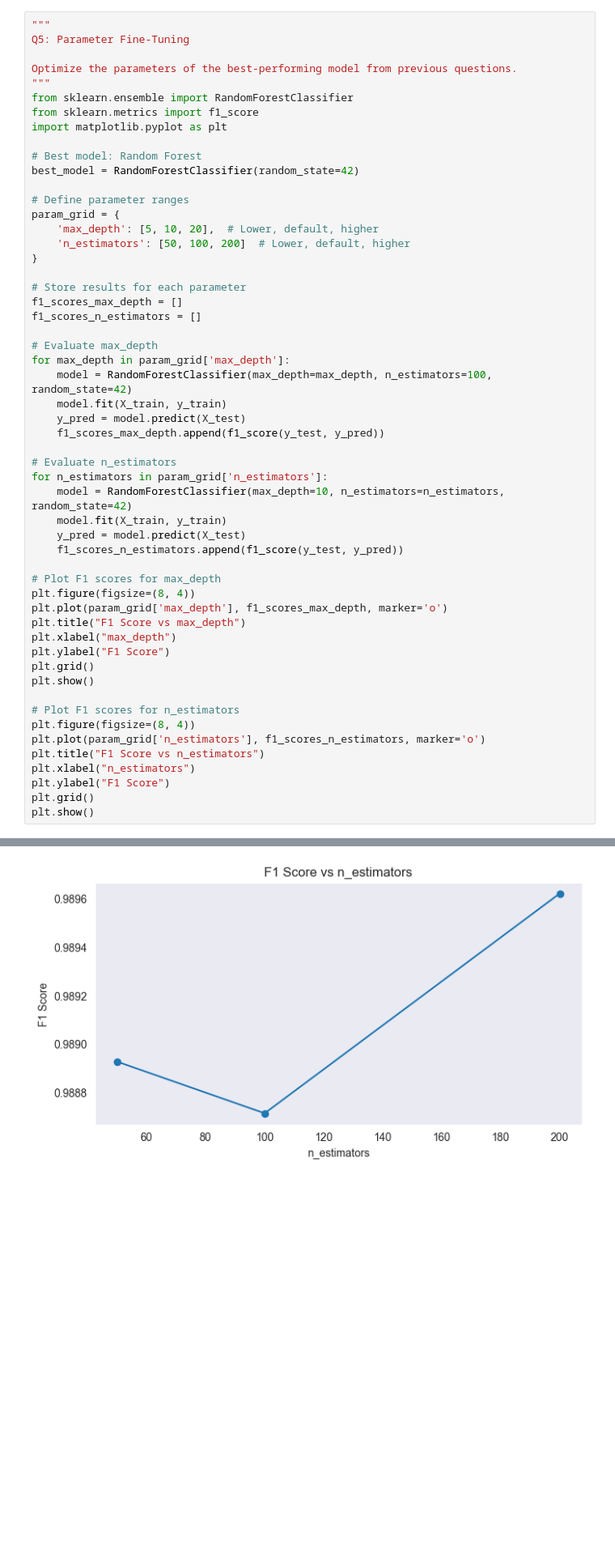
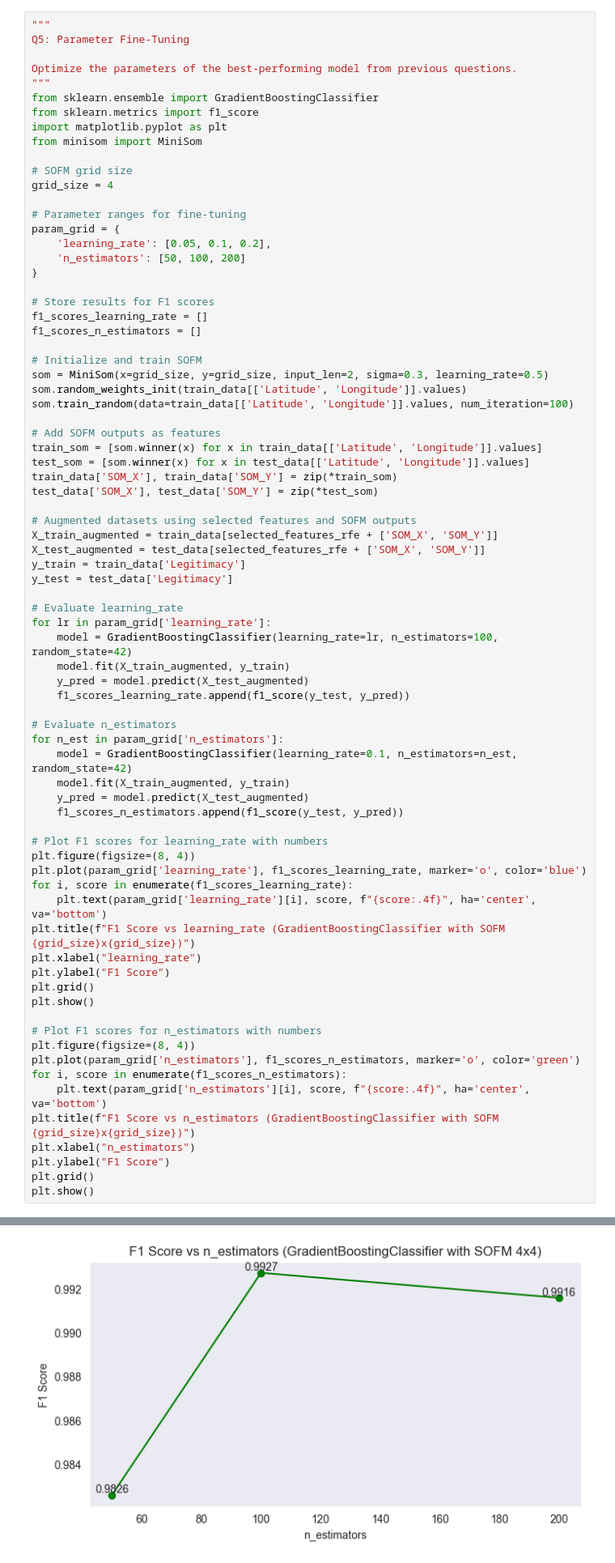
Before and after one commit to zewei-wang/ELG5255, a Jupyter notebook: final/final_presentation.ipynb, the cells around one changed output, grey strips where cells are left out. Shown: that part at 81% size. Drawn from its saved outputs; the diff is of its cells as text; blank space fills up the shorter version.

```diff
--- a/final/final_presentation.ipynb
+++ b/final/final_presentation.ipynb
@@ -451,50 +454,72 @@ Q5: Parameter Fine-Tuning
 
 Optimize the parameters of the best-performing model from previous questions.
 """
-from sklearn.ensemble import RandomForestClassifier
+from sklearn.ensemble import GradientBoostingClassifier
 from sklearn.metrics import f1_score
 import matplotlib.pyplot as plt
+from minisom import MiniSom
 
-# Best model: Random Forest
-best_model = RandomForestClassifier(random_state=42)
+# SOFM grid size
+grid_size = 4
 
-# Define parameter ranges
+# Parameter ranges for fine-tuning
 param_grid = {
-    'max_depth': [5, 10, 20],  # Lower, default, higher
-    'n_estimators': [50, 100, 200]  # Lower, default, higher
+    'learning_rate': [0.05, 0.1, 0.2],
+    'n_estimators': [50, 100, 200]
 }
 
-# Store results for each parameter
-f1_scores_max_depth = []
+# Store results for F1 scores
+f1_scores_learning_rate = []
 f1_scores_n_estimators = []
 
-# Evaluate max_depth
-for max_depth in param_grid['max_depth']:
-    model = RandomForestClassifier(max_depth=max_depth, n_estimators=100, random_state=42)
-    model.fit(X_train, y_train)
-    y_pred = model.predict(X_test)
-    f1_scores_max_depth.append(f1_score(y_test, y_pred))
+# Initialize and train SOFM
+som = MiniSom(x=grid_size, y=grid_size, input_len=2, sigma=0.3, learning_rate=0.5)
+som.random_weights_init(train_data[['Latitude', 'Longitude']].values)
+som.train_random(data=train_data[['Latitude', 'Longitude']].values, num_iteration=100)
+
+# Add SOFM outputs as features
+train_som = [som.winner(x) for x in train_data[['Latitude', 'Longitude']].values]
+test_som = [som.winner(x) for x in test_data[['Latitude', 'Longitude']].values]
+train_data['SOM_X'], train_data['SOM_Y'] = zip(*train_som)
+test_data['SOM_X'], test_data['SOM_Y'] = zip(*test_som)
+
+# Augmented datasets using selected features and SOFM outputs
+X_train_augmented = train_data[selected_features_rfe + ['SOM_X', 'SOM_Y']]
+X_test_augmented = test_data[selected_features_rfe + ['SOM_X', 'SOM_Y']]
+y_train = train_data['Legitimacy']
+y_test = test_data['Legitimacy']
+
+# Evaluate learning_rate
+for lr in param_grid['learning_rate']:
+    model = GradientBoostingClassifier(learning_rate=lr, n_estimators=100, random_state=42)
+    model.fit(X_train_augmented, y_train)
+    y_pred = model.predict(X_test_augmented)
+    f1_scores_learning_rate.append(f1_score(y_test, y_pred))
 
 # Evaluate n_estimators
-for n_estimators in param_grid['n_estimators']:
-    model = RandomForestClassifier(max_depth=10, n_estimators=n_estimators, random_state=42)
-    model.fit(X_train, y_train)
-    y_pred = model.predict(X_test)
+for n_est in param_grid['n_estimators']:
+    model = GradientBoostingClassifier(learning_rate=0.1, n_estimators=n_est, random_state=42)
+    model.fit(X_train_augmented, y_train)
+    y_pred = model.predict(X_test_augmented)
     f1_scores_n_estimators.append(f1_score(y_test, y_pred))
 
-# Plot F1 scores for max_depth
+# Plot F1 scores for learning_rate with numbers
 plt.figure(figsize=(8, 4))
-plt.plot(param_grid['max_depth'], f1_scores_max_depth, marker='o')
-plt.title("F1 Score vs max_depth")
-plt.xlabel("max_depth")
+plt.plot(param_grid['learning_rate'], f1_scores_learning_rate, marker='o', color='blue')
+for i, score in enumerate(f1_scores_learning_rate):
+    plt.text(param_grid['learning_rate'][i], score, f"{score:.4f}", ha='center', va='bottom')
+plt.title(f"F1 Score vs learning_rate (GradientBoostingClassifier with SOFM {grid_size}x{grid_size})")
+plt.xlabel("learning_rate")
 plt.ylabel("F1 Score")
 plt.grid()
 plt.show()
 
-# Plot F1 scores for n_estimators
+# Plot F1 scores for n_estimators with numbers
 plt.figure(figsize=(8, 4))
-plt.plot(param_grid['n_estimators'], f1_scores_n_estimators, marker='o')
-plt.title("F1 Score vs n_estimators")
+plt.plot(param_grid['n_estimators'], f1_scores_n_estimators, marker='o', color='green')
+for i, score in enumerate(f1_scores_n_estimators):
+    plt.text(param_grid['n_estimators'][i], score, f"{score:.4f}", ha='center', va='bottom')
+plt.title(f"F1 Score vs n_estimators (GradientBoostingClassifier with SOFM {grid_size}x{grid_size})")
 plt.xlabel("n_estimators")
 plt.ylabel("F1 Score")
 plt.grid()
@@ -504 +539 @@ plt.show()
-[figure, old version]
+[figure, new version]
```
Also changed, not shown: parts of 5 cells of this notebook.
